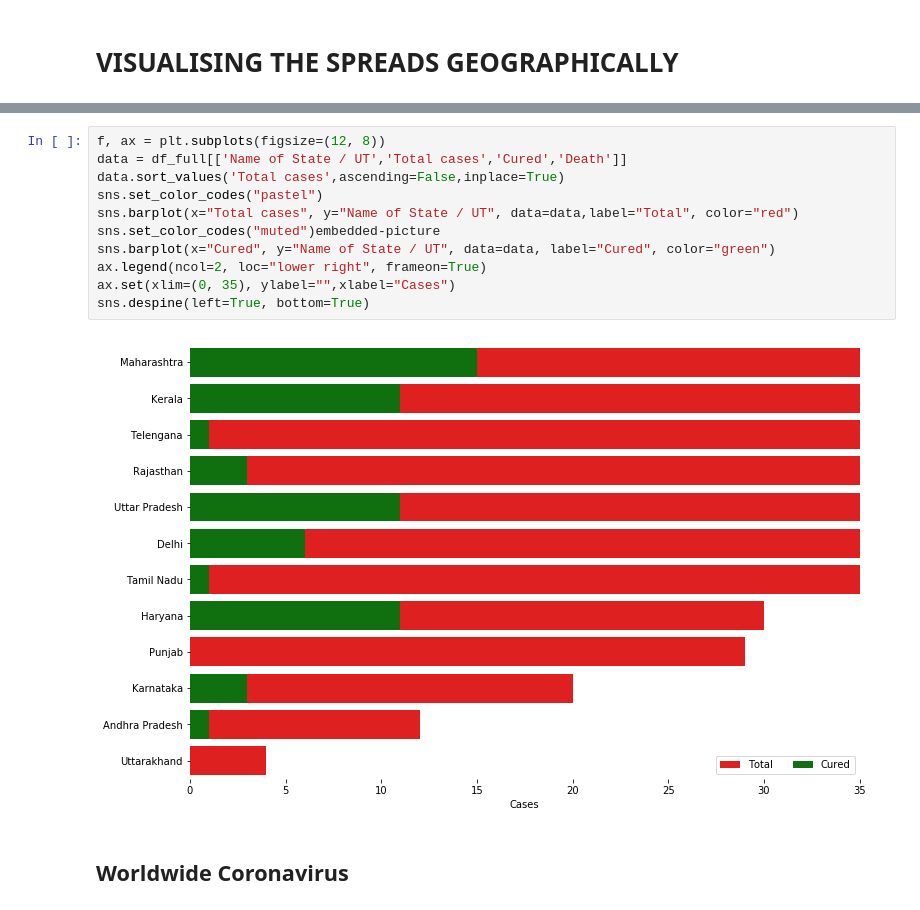
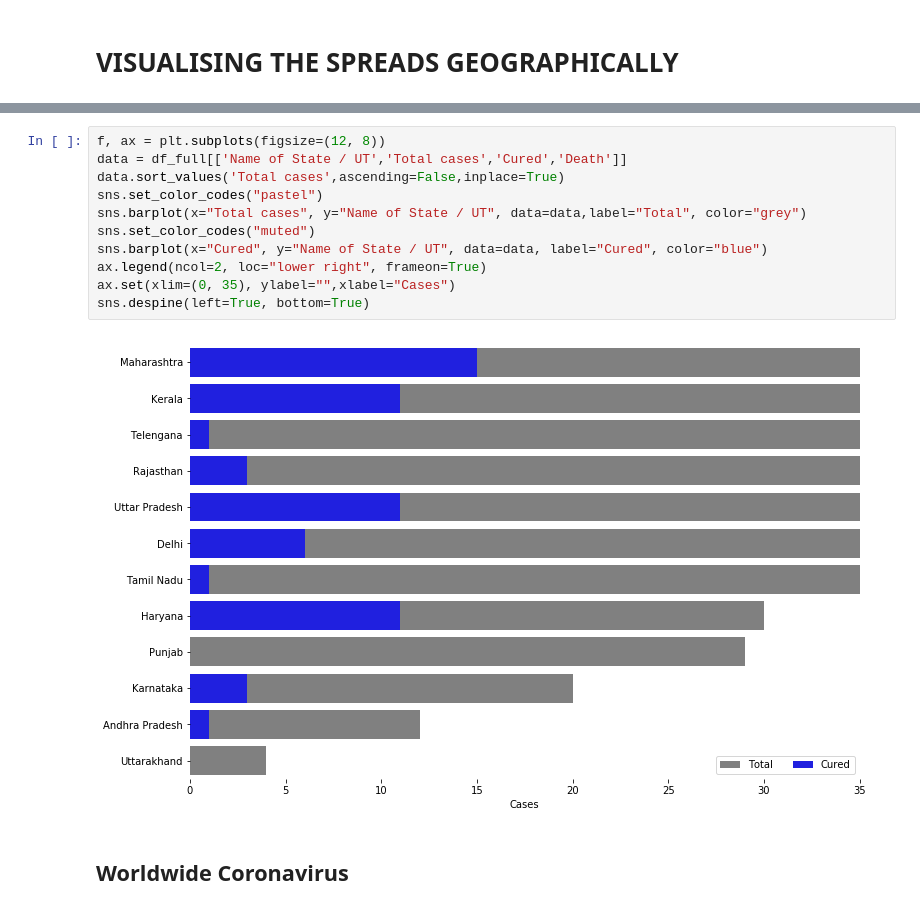
Before and after one commit to harshitgupta1998/Covid-19-Trend-Analysis-Using-Neural-Networks, a Jupyter notebook: Main_visualization_dataset/NOVEL_CORONAVIRUS.ipynb, the cells around one changed output, grey strips where cells are left out. Saved outputs shown, nothing was run; the diff lists cells and outputs as text.

```diff
--- a/Main_visualization_dataset/NOVEL_CORONAVIRUS.ipynb
+++ b/Main_visualization_dataset/NOVEL_CORONAVIRUS.ipynb
@@ -102,16 +102,16 @@ map
 # %%
 f, ax = plt.subplots(figsize=(12, 8))
 data = df_full[['Name of State / UT','Total cases','Cured','Death']]
 data.sort_values('Total cases',ascending=False,inplace=True)
 sns.set_color_codes("pastel")
-sns.barplot(x="Total cases", y="Name of State / UT", data=data,label="Total", color="red")
-sns.set_color_codes("muted")embedded-picture
-sns.barplot(x="Cured", y="Name of State / UT", data=data, label="Cured", color="green")
+sns.barplot(x="Total cases", y="Name of State / UT", data=data,label="Total", color="grey")
+sns.set_color_codes("muted")
+sns.barplot(x="Cured", y="Name of State / UT", data=data, label="Cured", color="blue")
 ax.legend(ncol=2, loc="lower right", frameon=True)
 ax.set(xlim=(0, 35), ylabel="",xlabel="Cases")
 sns.despine(left=True, bottom=True)
 # %% [output]
-[figure, old version]
+[figure, new version]
 # %% [markdown]
 ## Worldwide Coronavirus
 # %%
```
Also changed, not shown: parts of 7 cells of this notebook.
